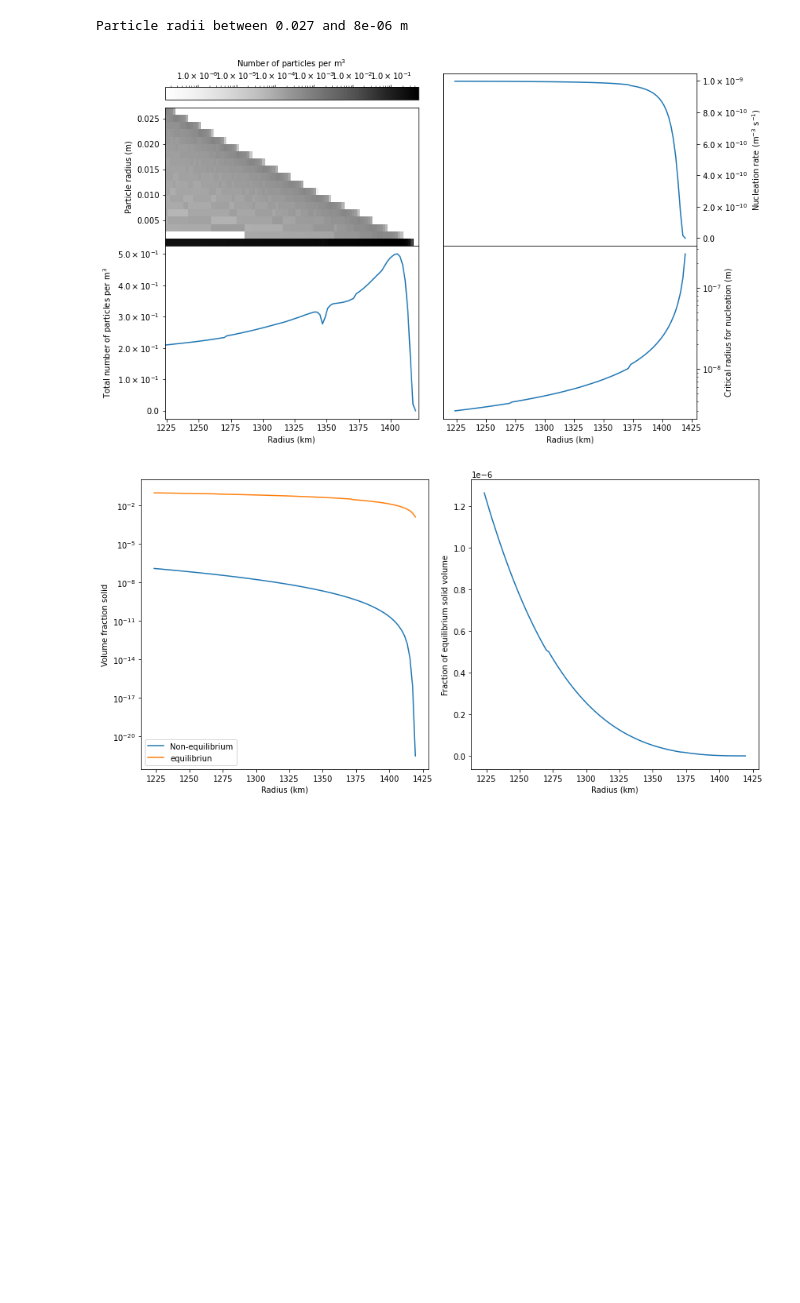
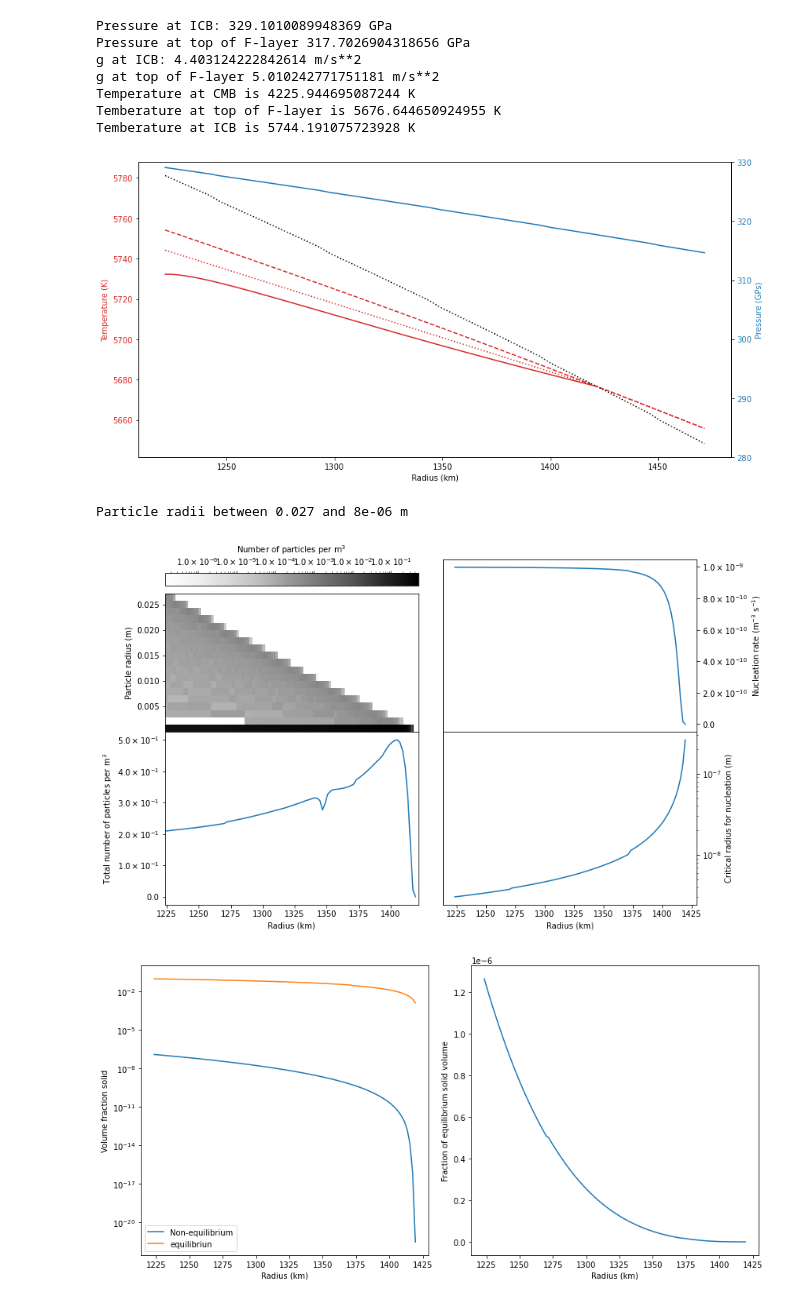
Before and after one commit to andreww/slurry, a Jupyter notebook: results_plotting.ipynb, the cells around one changed output. Drawn from its saved outputs; the diff is of its cells as text; code cells hidden in the pictures; blank space fills up the shorter version.

Commit message:
Update output plotter to show finished T

```diff
--- a/results_plotting.ipynb
+++ b/results_plotting.ipynb
@@ -22,3 +23,73 @@ Particle radii between 0.027 and 1.38e-05 m
+# %%
+# This is where we set all the F-layer parameters. Quite slow (due to liquidus calc I think)
+
+# F-layer setup
+radius_inner_core = data["r_icb"]
+f_layer_thickness = data["f_layer_thickness"]
+radius_top_flayer = radius_inner_core + f_layer_thickness # 200 km thick.
+radius_cmb = data["r_cmb"] # We only need this for setup.
+gamma = data["gruneisen_parameter"]
+
+# Check PREM works ... and print some interesting values
+prem = earth_model.Prem()
+print("Pressure at ICB:", prem.pressure(radius_inner_core/1000.0), "GPa")
+print("Pressure at top of F-layer", prem.pressure(radius_top_flayer/1000.0), "GPa")
+print("g at ICB:", prem.gravity(radius_inner_core/1000.0), "m/s**2")
+print("g at top of F-layer", prem.gravity(radius_top_flayer/1000.0), "m/s**2")
+
+# Generate the functions for temperautre,
+# composition, pressure and gravity
+tfunc, atfunc, xfunc, pfunc, \
+    gfunc = flayer.setup_flayer_functions(radius_inner_core, radius_cmb, f_layer_thickness,
+                                                    gamma, data["delta_t_icb"], data["xfe_outer_core"], data["xfe_icb"])
+
+print("Temperature at CMB is", tfunc(radius_cmb), "K")
+print("Temberature at top of F-layer is", tfunc(radius_top_flayer), "K")
+print("Temberature at ICB is", tfunc(radius_inner_core), "K")
+
+# Interpolate onto radius for plotting
+rs = np.linspace(radius_inner_core, radius_inner_core+250.0E3)
+ts = tfunc(rs)
+ats = atfunc(rs)
+ps = pfunc(rs)
+xs = xfunc(rs)
+# Find the P-X dependent liquidus (storing the temperature at each point)
+tl = feot.find_liquidus(xs, ps)
+
+# Plot the F-layer setup alongside the liquidus
+fig, ax1 = plt.subplots(figsize=(12,6), tight_layout=True)
+
+color = 'tab:red'
+ax1.set_xlabel('Radius (km)')
+ax1.set_ylabel('Temperature (K)', color=color)
+ax1.plot(rs/1000.0, ts, color=color, ls=':')
+ax1.plot(rs/1000.0, ats, color=color, ls='--')
+ax1.plot(rs/1000.0, tl, color='k', ls=':')
+
+ax1.tick_params(axis='y', labelcolor=color)
+#ax1.set_ylim([5900, 6200])
+
+ax1.plot(data["analysis_radii"]/1000.0, data["out_t_points"], color=color)
+
+ax2 = ax1.twinx()
+
+color = 'tab:blue'
+ax2.set_ylabel('Pressure (GPs)', color=color)
+ax2.plot(rs/1000.0, ps, color=color)
+ax2.tick_params(axis='y', labelcolor=color)
+ax2.set_ylim([280, 330])
+
+fig.tight_layout()
+plt.show()
+# %% [output]
+Pressure at ICB: 329.1010089948369 GPa
+Pressure at top of F-layer 317.7026904318656 GPa
+g at ICB: 4.403124222842614 m/s**2
+g at top of F-layer 5.010242771751181 m/s**2
+Temperature at CMB is 4225.944695087244 K
+Temberature at top of F-layer is 5676.644650924955 K
+Temberature at ICB is 5744.191075723928 K
+[figure, added]
 # %%
 data = bulk_case_runner.load_case_data('hetro_midgam.pickle')
 bulk_case_runner.plot_case_csd_nuc(logscale=True, nonuc=False, **data)
```
Also changed, not shown: parts of 2 cells of this notebook.
